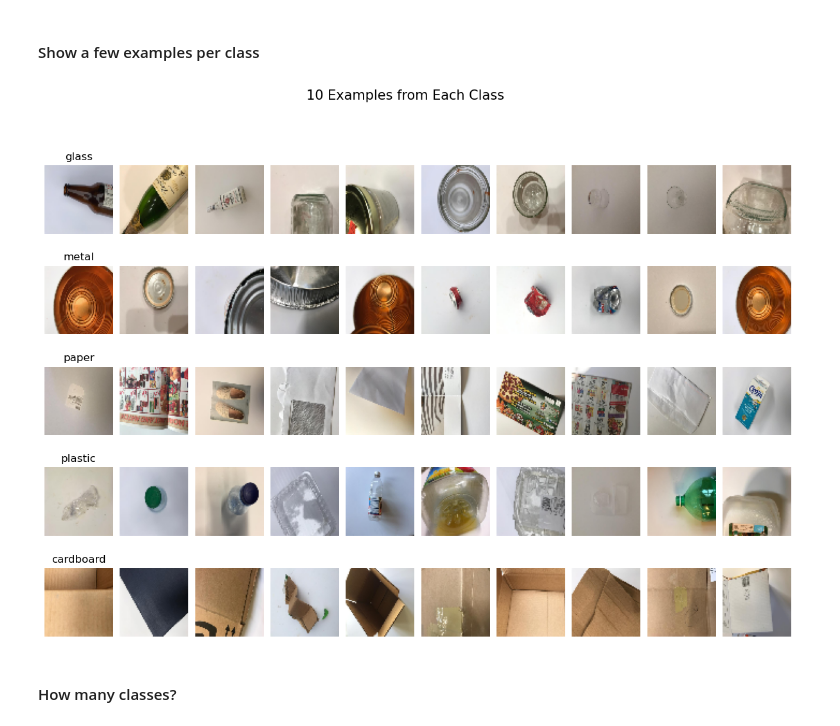
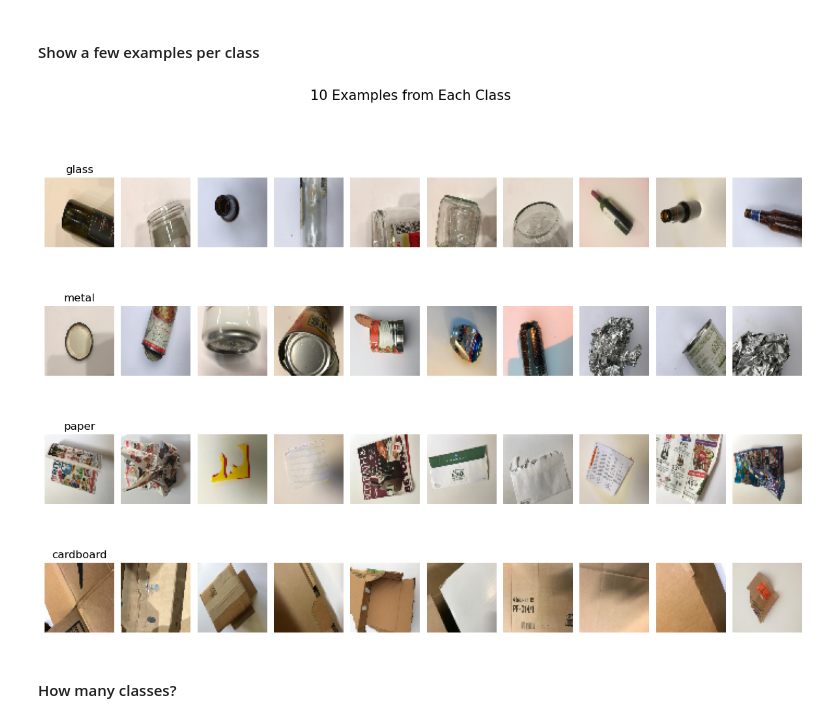
Before and after one commit to BredaUniversityADSAI/2022-23c-1fcmgt-reg-ai-01-SterreWalta220759, a Jupyter notebook: Responsible_AI/Creative-Brief-CNN.ipynb, the cells around one changed output. Saved outputs shown, nothing was run; the diff lists cells and outputs as text; code cells hidden in the pictures.

```diff
--- a/Responsible_AI/Creative-Brief-CNN.ipynb
+++ b/Responsible_AI/Creative-Brief-CNN.ipynb
@@ -98,32 +98,32 @@ print(X_train.shape, X_val.shape, X_test.shape, y_train.shape, y_val.shape, y_te
 #### Show a few examples per class
 # %%
 #Define class names
-class_names = ['glass', 'metal', 'paper', 'plastic', 'cardboard']
+class_names = ['glass', 'metal', 'paper', 'cardboard', 'plastic']
 
 #Set up the figure with 5 rows and 10 columns of subplots
-fig, axes = plt.subplots(5, 10, figsize=(15, 10))
+fig, axes = plt.subplots(4, 10, figsize=(15, 10))
 
 #Set the title of the figure
 fig.suptitle('10 Examples from Each Class', fontsize=15)
 
 #Iterate over the 5 classes
-for i in range(5):
+for i in range(4):
     #Get indices of images with current class label
     class_indices = np.where(labels == i)[0]
     #Randomly select 10 images from the current class
     sample_indices = np.random.choice(class_indices, size=10, replace=False)
     #Display the 10 images in a row
     for j, idx in enumerate(sample_indices):
         axes[i, j].imshow(images[idx])
         axes[i, j].axis('off')
         #Add the class name as a title to the first subplot in each row
         if j == 0:
             axes[i, j].set_title(class_names[i])
 
 #Adjust the spacing between subplots
 plt.subplots_adjust(wspace=0.1, hspace=0.1)
 # %% [output]
-[figure, old version]
+[figure, new version]
 # %% [markdown]
 #### How many classes?
 # %% [markdown]
```
Also changed, not shown: parts of 11 cells of this notebook, 1 other file.
